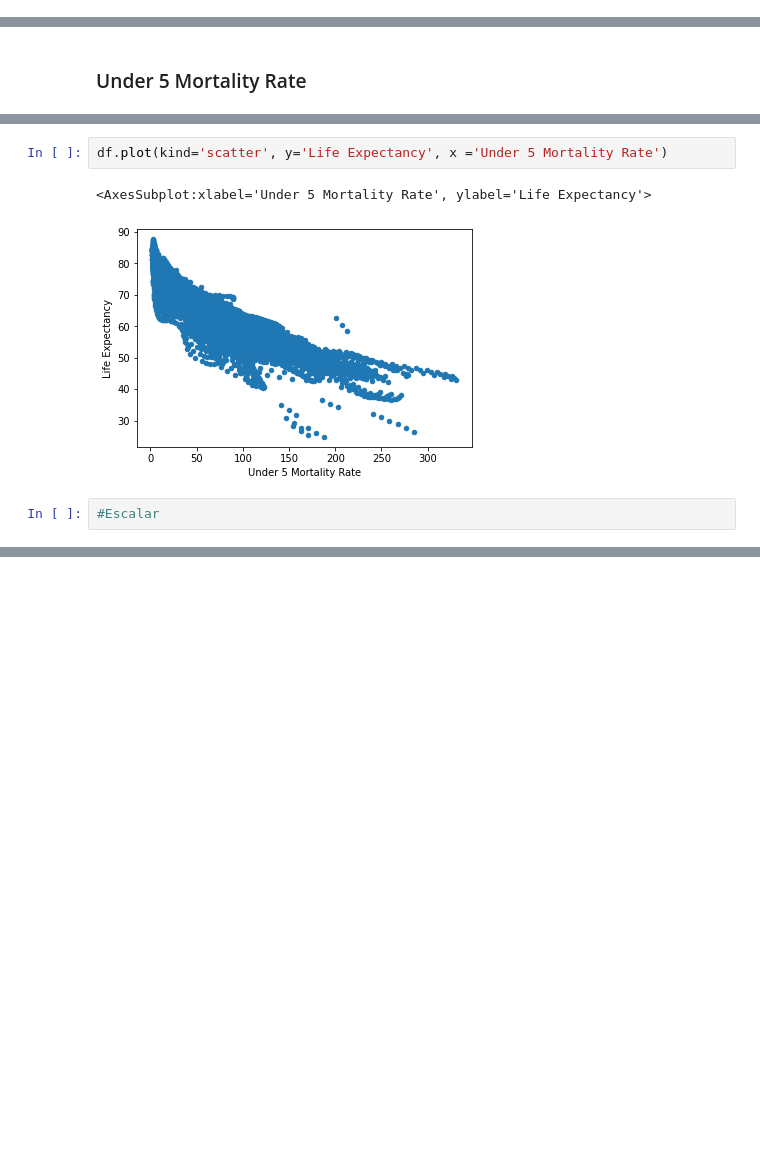
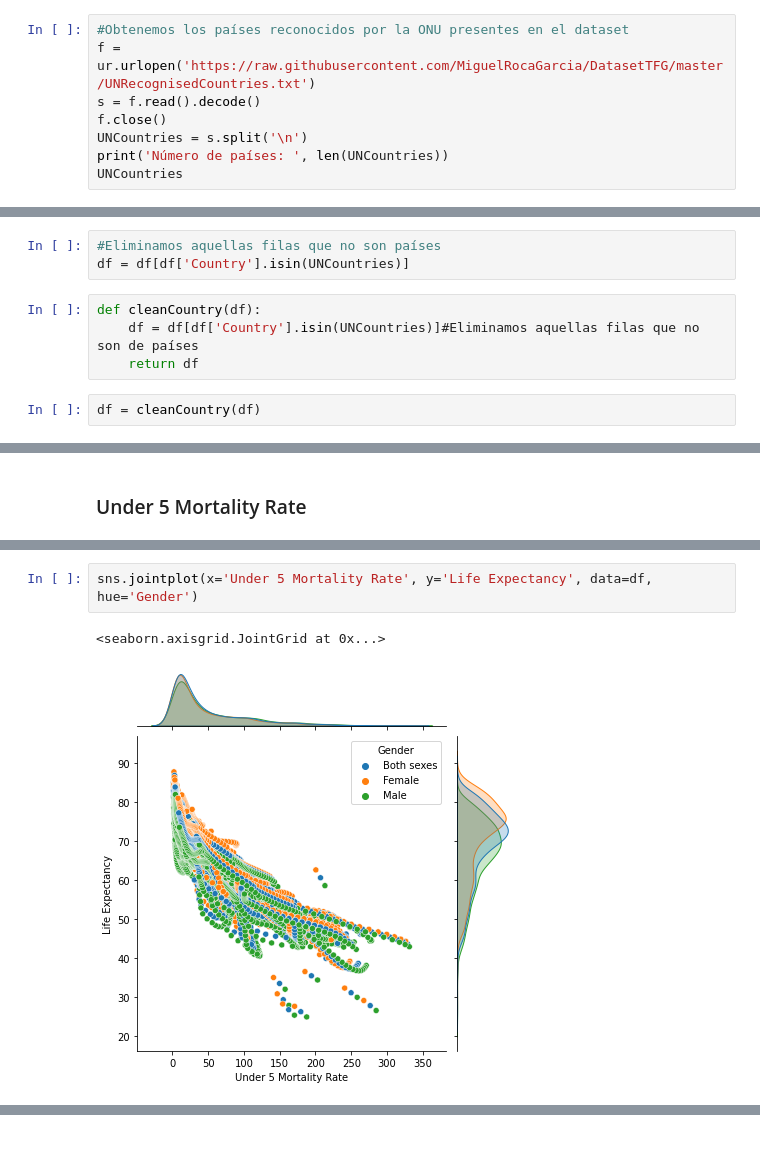
Before and after one commit to MiguelRocaGarcia/Life-Expectancy-Factors-Analysis-Using-ML, a Jupyter notebook: 2 - Analysis and Preprocessing.ipynb, the cells around one changed output, grey strips where cells are left out. Saved outputs shown, nothing was run; the diff lists cells and outputs as text; blank space fills up the shorter version.

```diff
--- a/2 - Analysis and Preprocessing.ipynb
+++ b/2 - Analysis and Preprocessing.ipynb
@@ -269,0 +230,8 @@ len(df['Country'].unique())
+# %%
+#Obtenemos los países reconocidos por la ONU presentes en el dataset
+f = ur.urlopen('https://raw.githubusercontent.com/MiguelRocaGarcia/DatasetTFG/master/UNRecognisedCountries.txt')
+s = f.read().decode()
+f.close()
+UNCountries = s.split('\n')
+print('Número de países: ', len(UNCountries))
+UNCountries
@@ -270,3 +292,12 @@ len(df['Country'].unique())
+# %%
+#Eliminamos aquellas filas que no son países
+df = df[df['Country'].isin(UNCountries)]
+# %%
+def cleanCountry(df):
+    df = df[df['Country'].isin(UNCountries)]#Eliminamos aquellas filas que no son de países
+    return df
+# %%
+df = cleanCountry(df)
 # %%
 df.shape
 # %% [output]
@@ -422,8 +444,6 @@ Text(0.5, 1.0, 'Under 5 Mortality Rate ')
 # %%
-df.plot(kind='scatter', y='Life Expectancy', x ='Under 5 Mortality Rate')
+sns.jointplot(x='Under 5 Mortality Rate', y='Life Expectancy', data=df, hue='Gender')
 # %% [output]
-<AxesSubplot:xlabel='Under 5 Mortality Rate', ylabel='Life Expectancy'>
+<seaborn.axisgrid.JointGrid at 0x...>
-[figure, old version]
+[figure, new version]
-# %%
-#Escalar
 # %%
```
Also changed, not shown: parts of 94 cells of this notebook.
